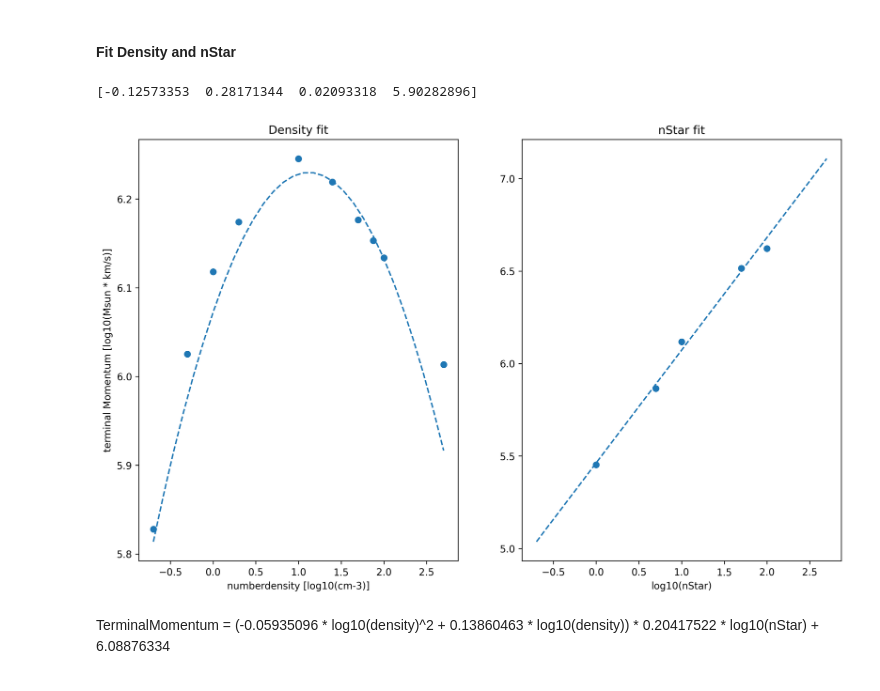
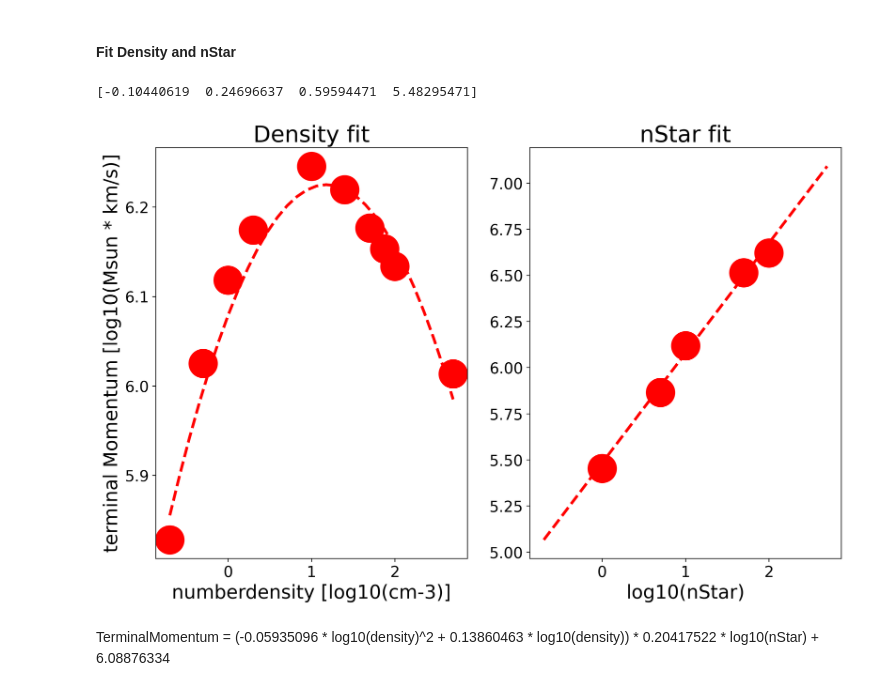
Before and after one commit to nelson-group/boecker_arepo, a Jupyter notebook: jupyterNotebooks/Cluster plots.ipynb, the cells around one changed output. Saved outputs shown, nothing was run; the diff lists cells and outputs as text; code cells hidden in the pictures.

```diff
--- a/jupyterNotebooks/Cluster plots.ipynb
+++ b/jupyterNotebooks/Cluster plots.ipynb
@@ -363,9 +590,9 @@ empty_patch = mpatches.Patch(color='none', label="numberDensity = 1 cm-3")
 empty_patch2 = mpatches.Patch(color='none', label="#stars = 10")
 plt.legend(handles=[empty_patch, empty_patch2])
 
-s0 = plt.scatter(baseRad, baseTempRad, c=baseTerminalMomentum_in_cgs, cmap="jet", vmin = minTerminalMomentum, vmax = maxTerminalMomentum)
-s1 = plt.scatter(np.full(len(tempRadFolderNames), baseRad), tempRads, c=tempRadTerminalMomenta_in_cgs, cmap="jet", vmin = minTerminalMomentum, vmax = maxTerminalMomentum)
-s2 = plt.scatter(rads, np.full(len(radFolderNames), baseTempRad), c=radTerminalMomenta_in_cgs, cmap="jet", vmin = minTerminalMomentum, vmax = maxTerminalMomentum)
+s0 = plt.scatter(baseRad, baseTempRad, c=baseTerminalMomentum_in_mSun_kms, cmap="jet", vmin = minTerminalMomentum, vmax = maxTerminalMomentum)
+s1 = plt.scatter(np.full(len(tempRadFolderNames), baseRad), tempRads, c=tempRadTerminalMomenta_in_mSun_kms, cmap="jet", vmin = minTerminalMomentum, vmax = maxTerminalMomentum)
+s2 = plt.scatter(rads, np.full(len(radFolderNames), baseTempRad), c=radTerminalMomenta_in_mSun_kms, cmap="jet", vmin = minTerminalMomentum, vmax = maxTerminalMomentum)
 
 #s1 = plt.scatter(rad[0], tempRad[0], c=terminalMomenta_in_cgs[0], cmap="jet")
 #s2 = plt.scatter(rad[7:15], tempRad[7:15], c=terminalMomenta_in_cgs[7:15], cmap="jet", vmin = np.min(terminalMomenta) * UnitMass_in_Msun * UnitVelocity_in_km_per_s, vmax = np.max(terminalMomenta) * UnitMass_in_Msun * UnitVelocity_in_km_per_s)
@@ -379,6 +606,7 @@ s0.set_clim(minTerminalMomentum,maxTerminalMomentum)
 s1.set_clim(minTerminalMomentum,maxTerminalMomentum)
 s2.set_clim(minTerminalMomentum,maxTerminalMomentum)
 #s3.set_clim(minTerminalMomentum,maxTerminalMomentum)
+plt.style.use('./my_style.mplstyle')
 
 plt.title("Terminal Momentum [M_sun * km/s]")
 plt.xlabel(r"cloudTimescale tau [kyr]")
@@ -575,69 +871,67 @@ Tau = 500.0 µs
 # %% [markdown]
 #### Fit Density and nStar
 # %%
+# data from density variation
 densityArrayToFit = np.append(densities, baseDensity)
-densityTerminalMomentumArrayToFit = np.append(densityTerminalMomenta_in_cgs, baseTerminalMomentum_in_cgs)
+densityTerminalMomentumArrayToFit = np.append(densityTerminalMomenta_in_mSun_kms, baseTerminalMomentum_in_mSun_kms)
 xValues = np.log10(densityArrayToFit)
-yValues = np.full(len(densities)+1, baseNStar)
+yValues = np.full(len(densities)+1, np.log10(baseNStar))
 zValues = np.log10(densityTerminalMomentumArrayToFit)
 
+# data from nStar variation
 nStarArrayToFit = np.append(nStars, baseNStar)
-nStarTerminalMomentumArrayToFit = np.append(starTerminalMomenta_in_cgs, baseTerminalMomentum_in_cgs)
-xValues = np.append(xValues ,np.full(len(nStars)+1, baseDensity))
+nStarTerminalMomentumArrayToFit = np.append(starTerminalMomenta_in_mSun_kms, baseTerminalMomentum_in_mSun_kms)
+xValues = np.append(xValues, np.full(len(nStars)+1, np.log10(baseDensity)))
 yValues = np.append(yValues,np.log10(nStarArrayToFit))
 zValues = np.append(zValues ,np.log10(nStarTerminalMomentumArrayToFit))
+
+# data from variing both
+#xValues = np.append(xValues, np.log10(densityNStarDensities))
+#yValues = np.append(yValues, np.log10(densityNStarNStars))
+#zValues = np.append(zValues, np.log10(densityNStarTerminalMomenta_in_mSun_kms))
-# %%
-def func(X, p1, p2, p3, p4):
-    x,y = X
-    return (p1*x**2 + p2*x) + p3 * y + p4
-
-p = [-0.12573352 , 0.28171343 , 0.6093318 , 5.46282896] # for (a*x**2 + b*x) + m * y + c
-
-X = (1, 2)
-
-print(func(X, p[0], p[1], p[2], p[3]))
-
-print(np.log10(terminalMomenta_in_cgs))
 # %%
 # Define the function to be fitted
-def func(X, p1, p2, p3): # x = density, y = nStars
+def func(X, p1, p2, p3, p4):#, p5):#, p6): # x = density, y = nStars
     x,y = X
-    return (p1*x**2 + p2*x) + p3 * y + p4
+    return p1*x**2 + p2*x + p3 * y + p4# + p5 * x * y# + p6 * y**2
 
 # Provide an initial guess for the parameters
-p0 = [-0.12573352 , 0.28171343 , 0.6093318 , 5.46282896]
+p0 = [-0.18758444,  0.10505232,  0.8005973,   5.47980264]
 
 # Fit the function to the data
 params, _ = scipy.optimize.curve_fit(func, (xValues, yValues), zValues, p0)
 
 print(params)
 
-params = (-0.12573352 , 0.28171343 , 0.6093318 , 5.46282896) # for (a*x**2 + b*x) + m * y + c
+#params = (-0.12573352 , 0.28171343 , 0.6093318 , 5.46282896) # for (a*x**2 + b*x) + m * y + c
 
 
 plt.subplots(nrows=1, ncols=2, figsize=(13,8), dpi=300)
 # Create the first subplot
 plt.subplot(1, 2, 1)
 x = np.linspace(np.min(xValues), np.max(xValues), 30)
 plt.plot(x, func((x,1), params[0], params[1], params[2], params[3]), '--', label="fitted")
 plt.scatter(np.log10(densityArrayToFit), np.log10(densityTerminalMomentumArrayToFit))
 plt.title('Density fit')
 plt.xlabel("numberdensity [log10(cm-3)]")
 plt.ylabel("terminal Momentum [log10(Msun * km/s)]")
 
 # Create the second subplot
 plt.subplot(1, 2, 2)
 x = np.linspace(np.min(xValues), np.max(xValues), 30)
 plt.plot(x, func((0,x), params[0], params[1], params[2], params[3]), '--', label="fitted")
 plt.scatter(np.log10(nStarArrayToFit), np.log10(nStarTerminalMomentumArrayToFit))
 plt.title('nStar fit')
 plt.xlabel("log10(nStar)")
 
+plt.savefig('/vera/u/xboecker/jupyterNotebooksOutputs/plots/Cluster/images/terminalMomentum_density_and_nStar_fit.png', dpi=300)
+
+
 # Show the plot
 plt.show()
 # %% [output]
-[-0.12573353  0.28171344  0.02093318  5.90282896]
+[-0.10440619  0.24696637  0.59594471  5.48295471]
-[figure, old version]
+[figure, new version]
 # %% [markdown]
 TerminalMomentum = (-0.05935096 * log10(density)^2 + 0.13860463 * log10(density)) * 0.20417522 * log10(nStar) + 6.08876334
 # %% [markdown]
```
Also changed, not shown: parts of 24 cells of this notebook, 13 other files.
